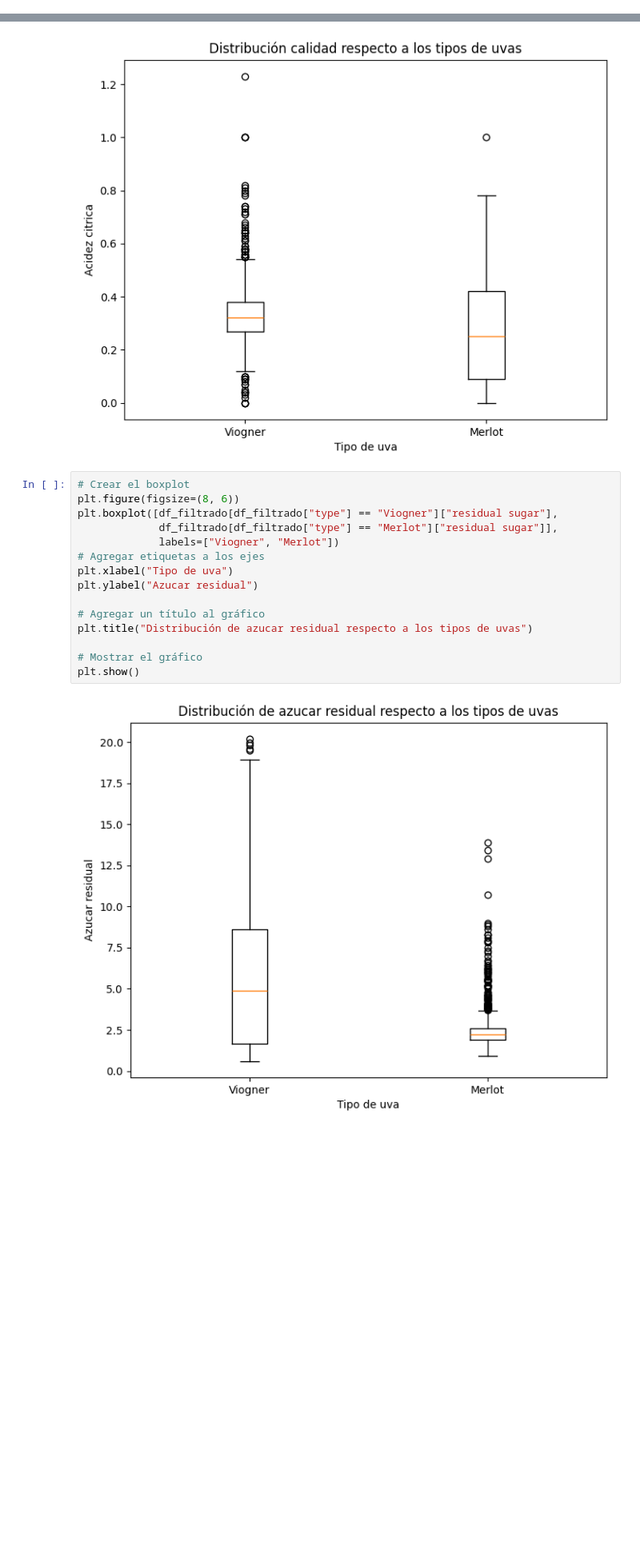
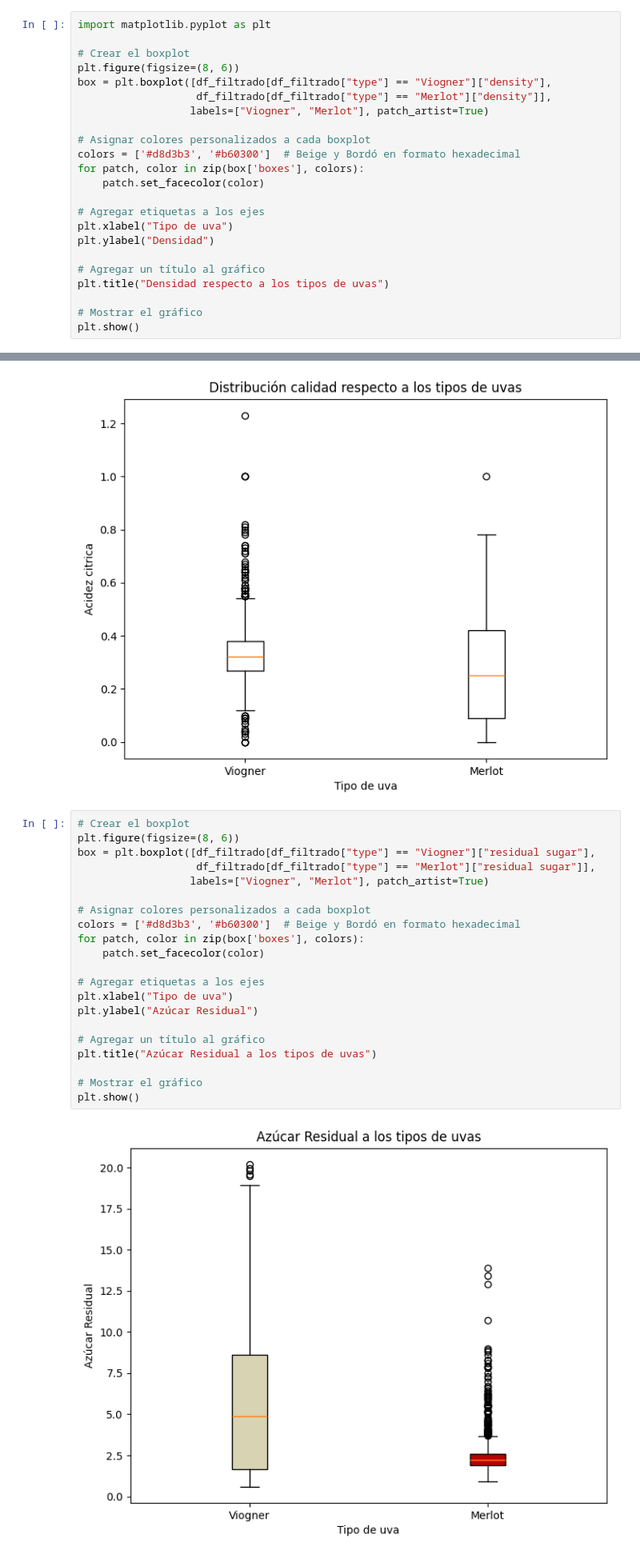
Before and after one commit to abriliglesias/Tp-ciencia-de-datos-, a Jupyter notebook: tpe.ipynb, the cells around one changed output, grey strips where cells are left out. Shown at 80% size. Drawn from its saved outputs; the diff is of its cells as text; blank space fills up the shorter version.

```diff
--- a/tpe.ipynb
+++ b/tpe.ipynb
@@ -481,0 +502,23 @@ plt.show()
+# %%
+import matplotlib.pyplot as plt
+
+# Crear el boxplot
+plt.figure(figsize=(8, 6))
+box = plt.boxplot([df_filtrado[df_filtrado["type"] == "Viogner"]["density"],
+                   df_filtrado[df_filtrado["type"] == "Merlot"]["density"]],
+                  labels=["Viogner", "Merlot"], patch_artist=True)
+
+# Asignar colores personalizados a cada boxplot
+colors = ['#d8d3b3', '#b60300']  # Beige y Bordó en formato hexadecimal
+for patch, color in zip(box['boxes'], colors):
+    patch.set_facecolor(color)
+
+# Agregar etiquetas a los ejes
+plt.xlabel("Tipo de uva")
+plt.ylabel("Densidad")
+
+# Agregar un título al gráfico
+plt.title("Densidad respecto a los tipos de uvas")
+
+# Mostrar el gráfico
+plt.show()
@@ -617,17 +706,23 @@ plt.show()
 # %%
 # Crear el boxplot
 plt.figure(figsize=(8, 6))
-plt.boxplot([df_filtrado[df_filtrado["type"] == "Viogner"]["residual sugar"],
-             df_filtrado[df_filtrado["type"] == "Merlot"]["residual sugar"]],
-             labels=["Viogner", "Merlot"])
+box = plt.boxplot([df_filtrado[df_filtrado["type"] == "Viogner"]["residual sugar"],
+                   df_filtrado[df_filtrado["type"] == "Merlot"]["residual sugar"]],
+                  labels=["Viogner", "Merlot"], patch_artist=True)
+
+# Asignar colores personalizados a cada boxplot
+colors = ['#d8d3b3', '#b60300']  # Beige y Bordó en formato hexadecimal
+for patch, color in zip(box['boxes'], colors):
+    patch.set_facecolor(color)
+
 # Agregar etiquetas a los ejes
 plt.xlabel("Tipo de uva")
-plt.ylabel("Azucar residual")
+plt.ylabel("Azúcar Residual")
 
 # Agregar un título al gráfico
-plt.title("Distribución de azucar residual respecto a los tipos de uvas")
+plt.title("Azúcar Residual a los tipos de uvas")
 
 # Mostrar el gráfico
 plt.show()
 # %% [output]
-[figure, old version]
+[figure, new version]
```
Also changed, not shown: parts of 71 cells of this notebook.
